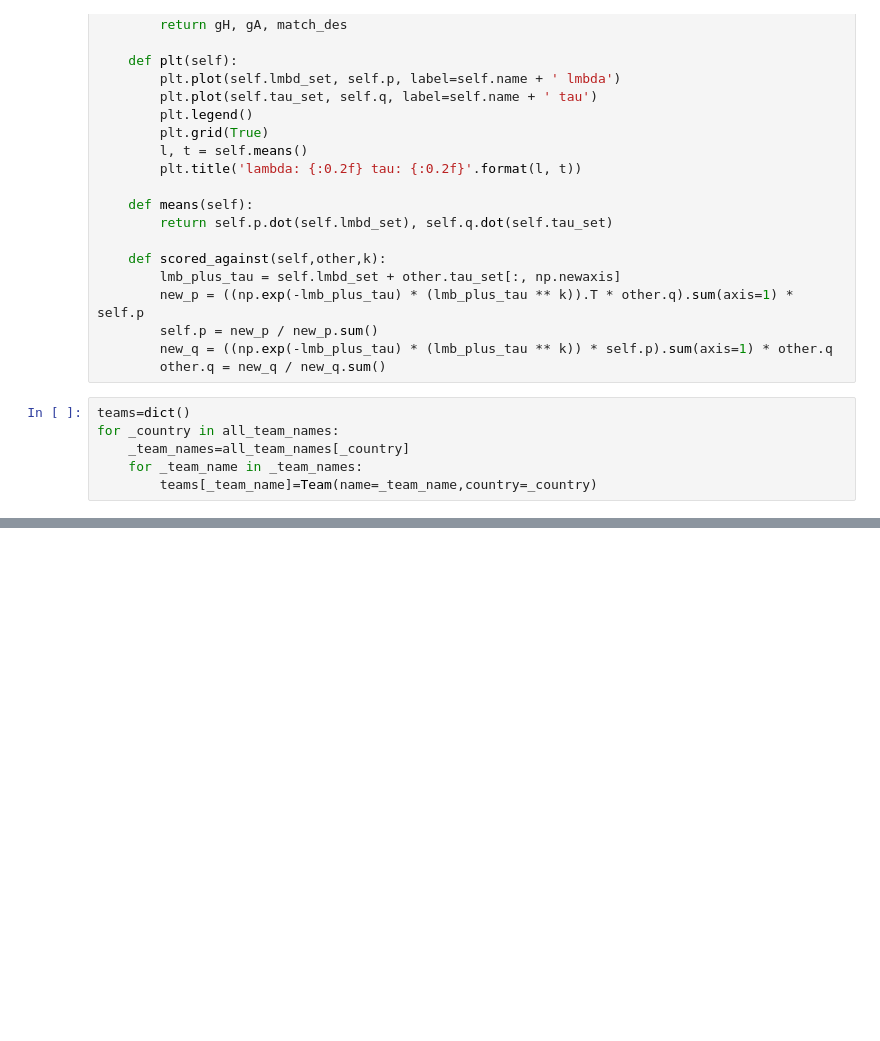
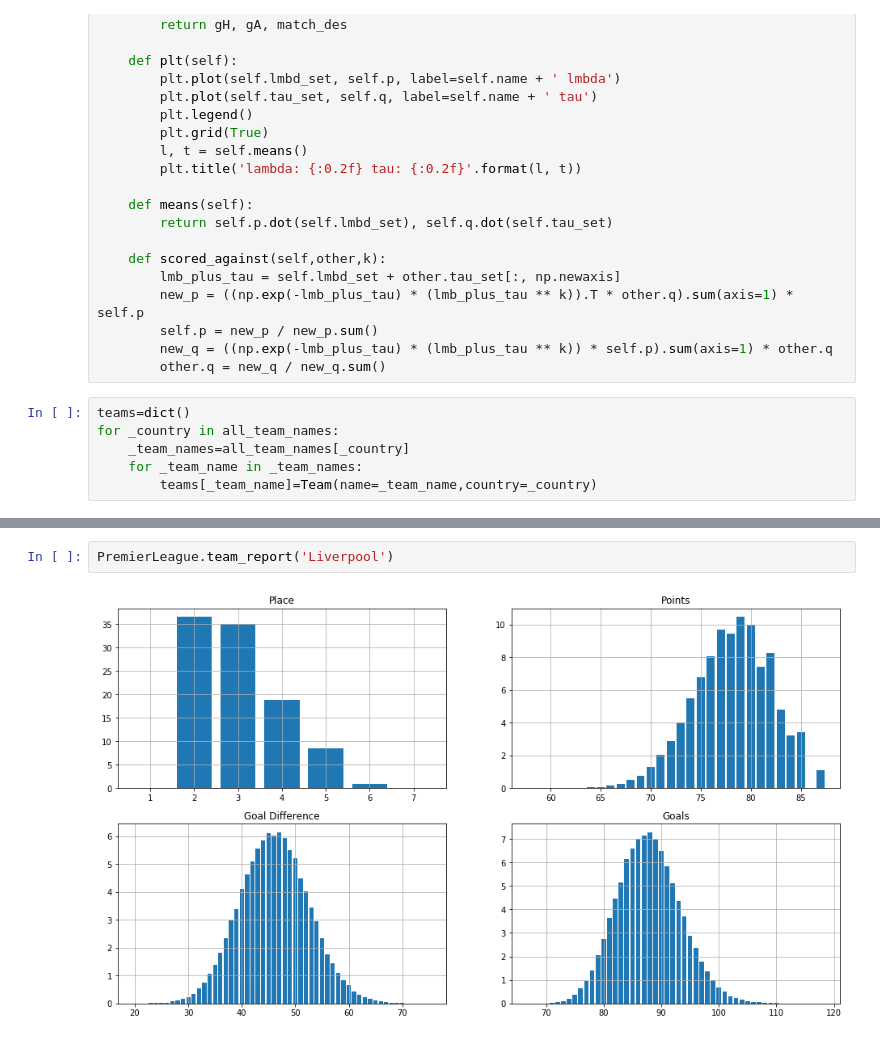
Before and after one commit to tchnvkng/python_notebooks, a Jupyter notebook: premier_league/pl2.ipynb, the cells around one changed output, grey strips where cells are left out. Cells and saved outputs as stored; diff of their text form; blank space fills up the shorter version.

```diff
--- a/premier_league/pl2.ipynb
+++ b/premier_league/pl2.ipynb
@@ -247,0 +322,4 @@ ES
+# %%
+PremierLeague.team_report('Liverpool')
+# %% [output]
+[figure, added]
```
Also changed, not shown: parts of 17 cells of this notebook.
